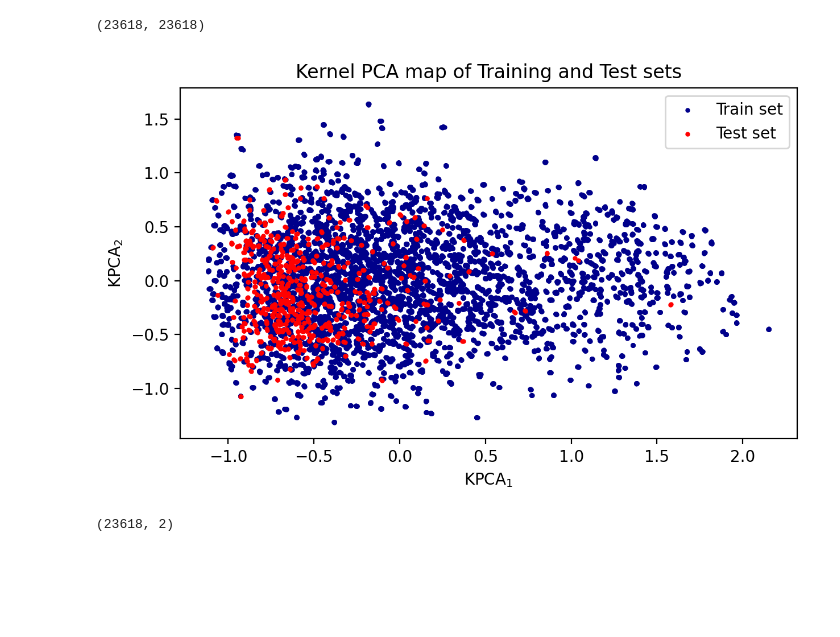
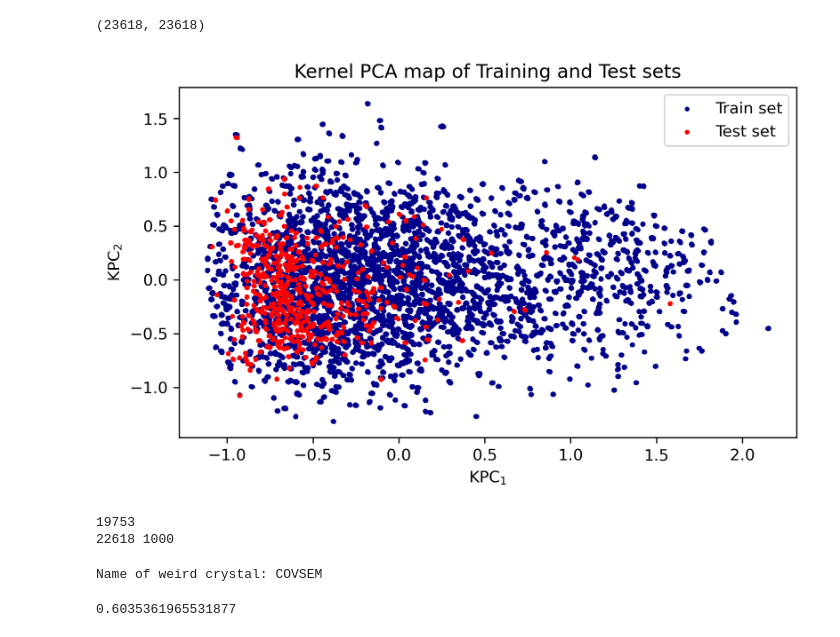
Before and after one commit to victorprincipe/genpot, a Jupyter notebook: create_PCA.ipynb, the cells around one changed output. Drawn from its saved outputs; the diff is of its cells as text; code cells hidden in the pictures; blank space fills up the shorter version.

```diff
--- a/create_PCA.ipynb
+++ b/create_PCA.ipynb
@@ -93,9 +96,10 @@ test_set_feats = get_features(test_set, batch_size=500)
 # %%
-train_set_feats = train_set_feats - train_set_feats.mean()
-train_set_feats = train_set_feats / np.abs(train_set_feats).max()
+#DO NOT NORMALISE TRAIN AND TEST FEATS SEPARATELY
+#train_set_feats = train_set_feats - train_set_feats.mean()
+#train_set_feats = train_set_feats / np.abs(train_set_feats).max()
 
-test_set_feats = test_set_feats - test_set_feats.mean()
-test_set_feats = test_set_feats / np.abs(test_set_feats).max()
+#test_set_feats = test_set_feats - test_set_feats.mean()
+#test_set_feats = test_set_feats / np.abs(test_set_feats).max()
 # %%
 pca = PCovR(mixing=1, n_components=2)
 pca.fit(train_set_feats, y=[])
@@ -170,31 +174,35 @@ kpca = KernelPCA(kernel='precomputed', n_components=2)
 kpca.fit(Kn)
 t_kpca = kpca.transform(Kn)
 # %%
-fig, ax = plt.subplots(1, figsize=(7,4), dpi=200)
+fig, ax = plt.subplots(1, figsize=(7,4), dpi=300)
 ax.scatter(t_kpca[:-1000, 0],
                       t_kpca[:-1000, 1],
                       c="darkblue",
                       s=4,
                       vmin=-473.6,
                       vmax=-473.3,
                       rasterized=True,
                       label='Train set')
 ax.scatter(t_kpca[-1000:, 0],
                       t_kpca[-1000:, 1],
                       c='red',
                       s=4,
                       vmin=-473.6,
                       vmax=-473.3,
                       rasterized=True,
                       label='Test set')
-ax.set_xlabel('$\mathrm{KPCA}_1$')
-ax.set_ylabel('$\mathrm{KPCA}_2$')
+ax.set_xlabel('$\mathrm{KPC}_1$')
+ax.set_ylabel('$\mathrm{KPC}_2$')
 ax.legend()
 ax.set_title('Kernel PCA map of Training and Test sets')
 plt.savefig('figures/KPCA_map_train_test_sets.png')
+plt.savefig('figures/KPCA_map_train_test_sets.pdf')
 # %% [output]
-[figure, old version]
+[figure, new version]
-# %%
-t_kpca.shape
-# %% [output]
-(23618, 2)
+# %%
+#find the "weirdest" training structure, i.e. the one with the furthest KPC1
+print(np.argmax(t_kpca[:,0]))
+print(len(train_set_feats), len(test_set_feats))
+# %% [output]
+19753
+22618 1000
@@ -200,0 +211,12 @@ t_kpca.shape
+# %%
+print(f"Name of weird crystal: {weird_frame.info['name'].split('_')[0]}")
+# %% [output]
+Name of weird crystal: COVSEM
+# %%
+train_forces=[]
+for frm in train_set:
+    train_forces.extend(frm.arrays['forces'])
+train_forces = np.asarray(train_forces).flatten()
+print(np.mean(np.abs(train_forces)))
+# %% [output]
+0.6035361965531877
```
Also changed, not shown: parts of 21 cells of this notebook, 2 other files.
